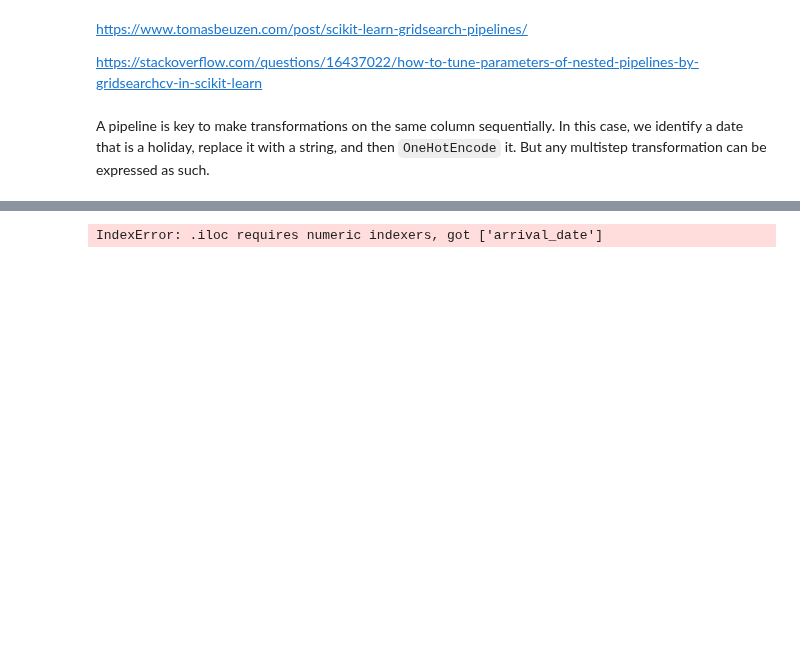
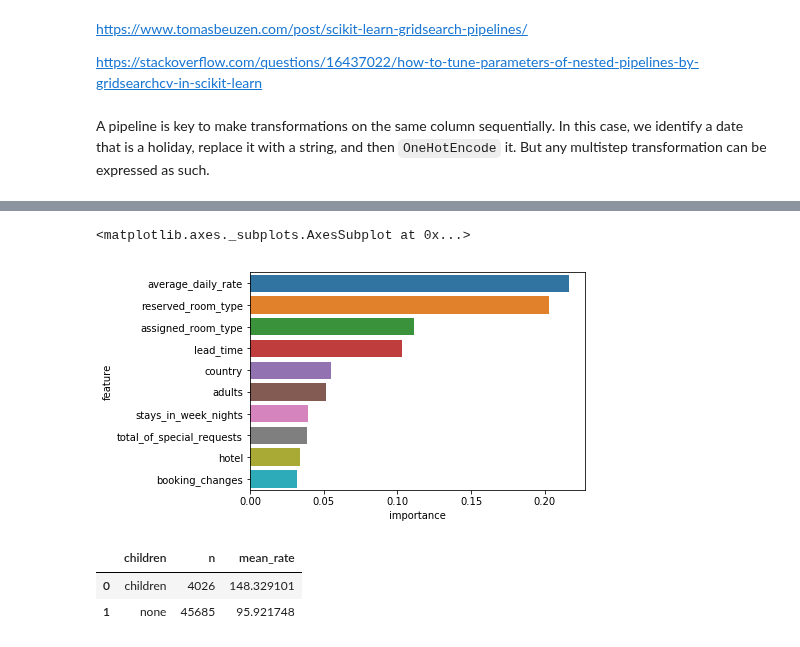
Before and after one commit to tmastny/sageprocess, a Jupyter notebook: vignettes/sklearn-tidymodels-example2.ipynb, the cells around one changed output, grey strips where cells are left out. Cells and saved outputs as stored; diff of their text form; code cells hidden in the pictures; blank space fills up the shorter version.

```diff
--- a/vignettes/sklearn-tidymodels-example2.ipynb
+++ b/vignettes/sklearn-tidymodels-example2.ipynb
@@ -229,5 +231,4 @@ pd.DataFrame({'name':[transform[2] for transform in transformers]}) \
-# %%
-pd.DataFrame({'name':[transform[2] for transform in transformers]}) \
-    .apply(lambda x: x if type(x[0]) is str else features.iloc[:, x['name']].columns, axis=1)
-# %% [output]
-IndexError: .iloc requires numeric indexers, got ['arrival_date']
+# %%
+feature_importance = feat(transformers, features.columns) \
+    .assign(importance=best_model.named_steps.classifier.feature_importances_) \
+    .sort_values("importance", ascending=False)
@@ -233,0 +237,5 @@ IndexError: .iloc requires numeric indexers, got ['arrival_date']
+# %%
+sns.barplot(x='importance', y='feature', data=feature_importance.head(10))
+# %% [output]
+<matplotlib.axes._subplots.AxesSubplot at 0x...>
+[figure, added]
@@ -233,0 +244,9 @@ IndexError: .iloc requires numeric indexers, got ['arrival_date']
+# %%
+(hotels >>
+    group_by(_.children) >>
+    summarize(n = _.children.count(), mean_rate = _.average_daily_rate.mean())
+)
+# %% [output]
+|  | children | n | mean_rate |
+| 0 | children | 4026 | 148.329101 |
+| 1 | none | 45685 | 95.921748 |
```
Also changed, not shown: parts of 14 cells of this notebook, 32 other files.
